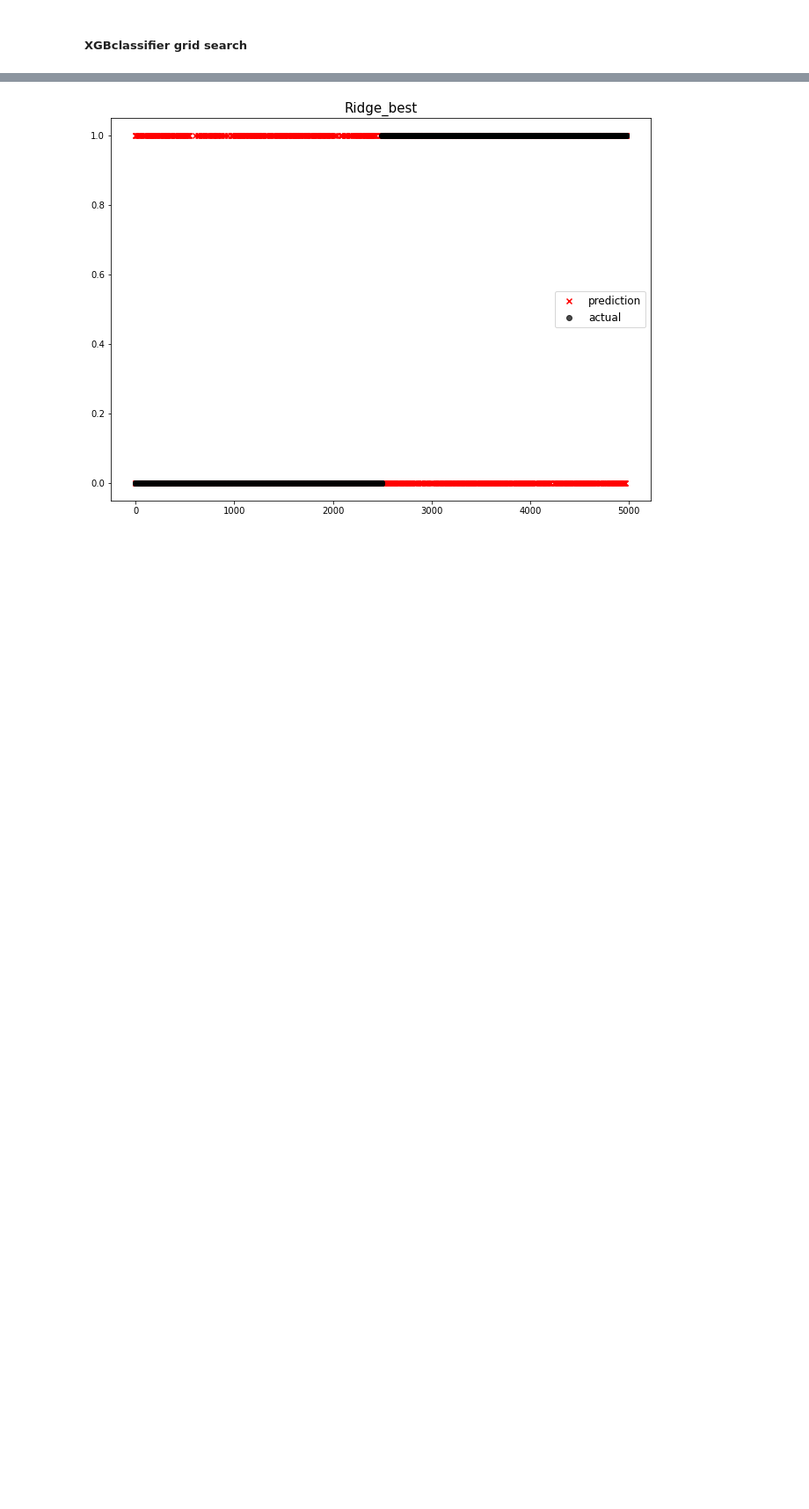
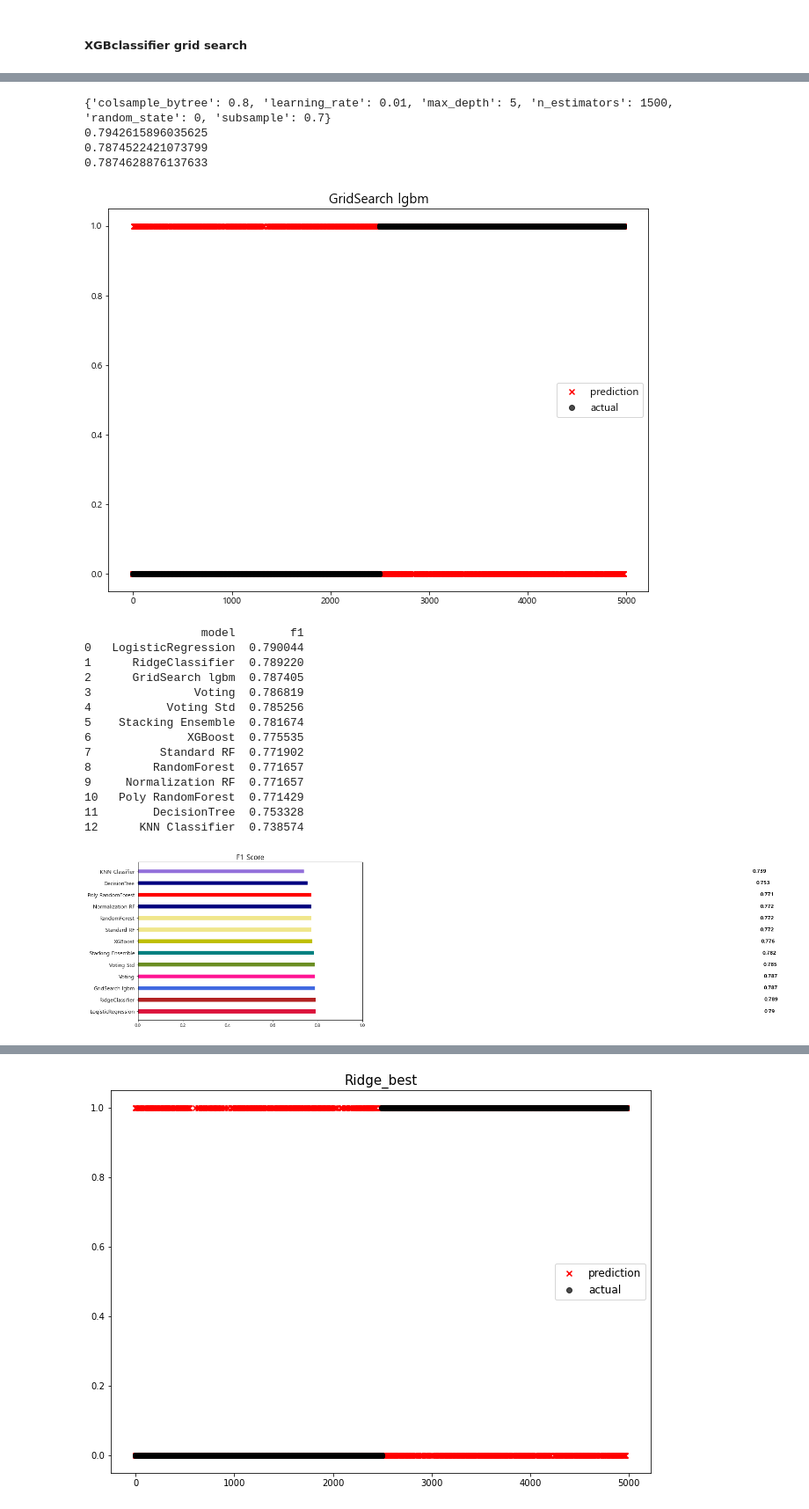
Before and after one commit to league-of-legends-data-analysis/lol-analysis, a Jupyter notebook: 탑만 모델돌리기.ipynb, the cells around one changed output, grey strips where cells are left out. Shown at 88% size. Saved outputs shown, nothing was run; the diff lists cells and outputs as text; code cells hidden in the pictures; blank space fills up the shorter version.

```diff
--- a/탑만 모델돌리기.ipynb
+++ b/탑만 모델돌리기.ipynb
@@ -451,5 +451,48 @@ print(roc_auc_score(y_test,y_pred)) #roc score
 # %%
 from lightgbm import LGBMClassifier
+# %%
+params = {
+    'n_estimators': [1500, 2000],
+    'random_state': [0],
+    'learning_rate': [0.01],
+    'max_depth': [5, 6, 7],
+    'subsample': [0.6, 0.7],
+    'colsample_bytree' : [0.8, 0.9]
+}
+#cv 6 grid search
+grid_search = GridSearchCV(XGBClassifier(), params, cv=6, n_jobs=-1, scoring='accuracy')
+grid_search.fit(X_train,y_train)
+y_pred = grid_search.predict(X_test)
+print(grid_search.best_params_)
+print(grid_search.best_score_)
+print(grid_search.score(X_test,y_test)) #해당것 score
+print(roc_auc_score(y_test,y_pred)) #roc score
+
+lgbm_best = LGBMClassifier(**grid_search.best_params_)
+lgbm_best.fit(X_train, y_train)
+lgbm_best_pred = lgbm_best.predict(X_test)
+f1_eval('GridSearch lgbm', lgbm_best_pred, y_test)
+# %% [output]
+{'colsample_bytree': 0.8, 'learning_rate': 0.01, 'max_depth': 5, 'n_estimators': 1500, 'random_state': 0, 'subsample': 0.7}
+0.7942615896035625
+0.7874522421073799
+0.7874628876137633
+[figure, added]
+                 model        f1
+0   LogisticRegression  0.790044
+1      RidgeClassifier  0.789220
+2      GridSearch lgbm  0.787405
+3               Voting  0.786819
+4           Voting Std  0.785256
+5    Stacking Ensemble  0.781674
+6              XGBoost  0.775535
+7          Standard RF  0.771902
+8         RandomForest  0.771657
+9     Normalization RF  0.771657
+10   Poly RandomForest  0.771429
+11        DecisionTree  0.753328
+12      KNN Classifier  0.738574
+[figure, added]
 # %%
 from sklearn.ensemble import VotingClassifier
 # %%
```
Also changed, not shown: parts of 26 cells of this notebook, 1 other file.
